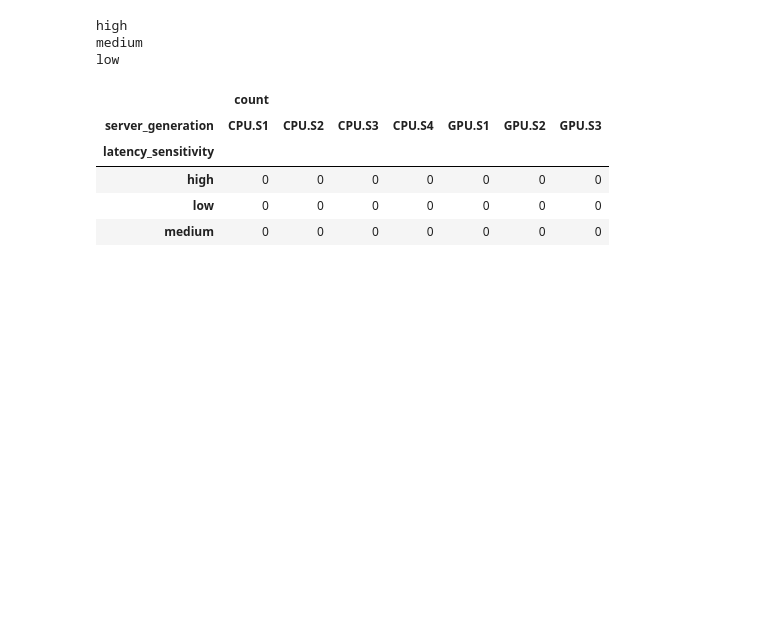
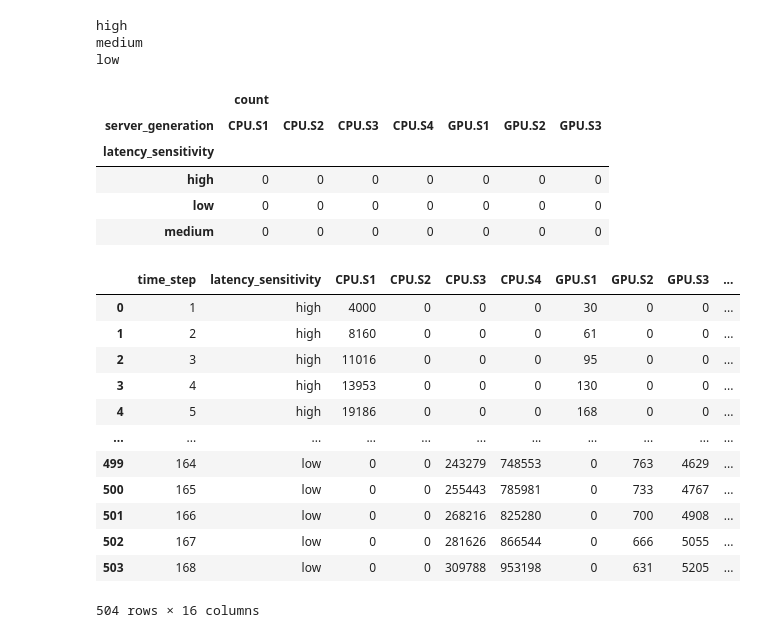
Before and after one commit to degendemolisher/Hackathon-Huawei-FiveGuys, a Jupyter notebook: analyse_data/tests.ipynb, the cells around one changed output. Cells and saved outputs as stored; diff of their text form; code cells hidden in the pictures; blank space fills up the shorter version.

```diff
--- a/analyse_data/tests.ipynb
+++ b/analyse_data/tests.ipynb
@@ -1137,0 +1141,16 @@ if not state.fleet.empty:
+# %%
+demand
+# %% [output]
+|  | time_step | latency_sensitivity | CPU.S1 | CPU.S2 | CPU.S3 | CPU.S4 | GPU.S1 | GPU.S2 | GPU.S3 | ... |
+| 0 | 1 | high | 4000 | 0 | 0 | 0 | 30 | 0 | 0 | ... |
+| 1 | 2 | high | 8160 | 0 | 0 | 0 | 61 | 0 | 0 | ... |
+| 2 | 3 | high | 11016 | 0 | 0 | 0 | 95 | 0 | 0 | ... |
+| 3 | 4 | high | 13953 | 0 | 0 | 0 | 130 | 0 | 0 | ... |
+| 4 | 5 | high | 19186 | 0 | 0 | 0 | 168 | 0 | 0 | ... |
+| ... | ... | ... | ... | ... | ... | ... | ... | ... | ... | ... |
+| 499 | 164 | low | 0 | 0 | 243279 | 748553 | 0 | 763 | 4629 | ... |
+| 500 | 165 | low | 0 | 0 | 255443 | 785981 | 0 | 733 | 4767 | ... |
+| 501 | 166 | low | 0 | 0 | 268216 | 825280 | 0 | 700 | 4908 | ... |
+| 502 | 167 | low | 0 | 0 | 281626 | 866544 | 0 | 666 | 5055 | ... |
+| 503 | 168 | low | 0 | 0 | 309788 | 953198 | 0 | 631 | 5205 | ... |
+504 rows × 16 columns
```
Also changed, not shown: parts of 27 cells of this notebook, 8 other files.
